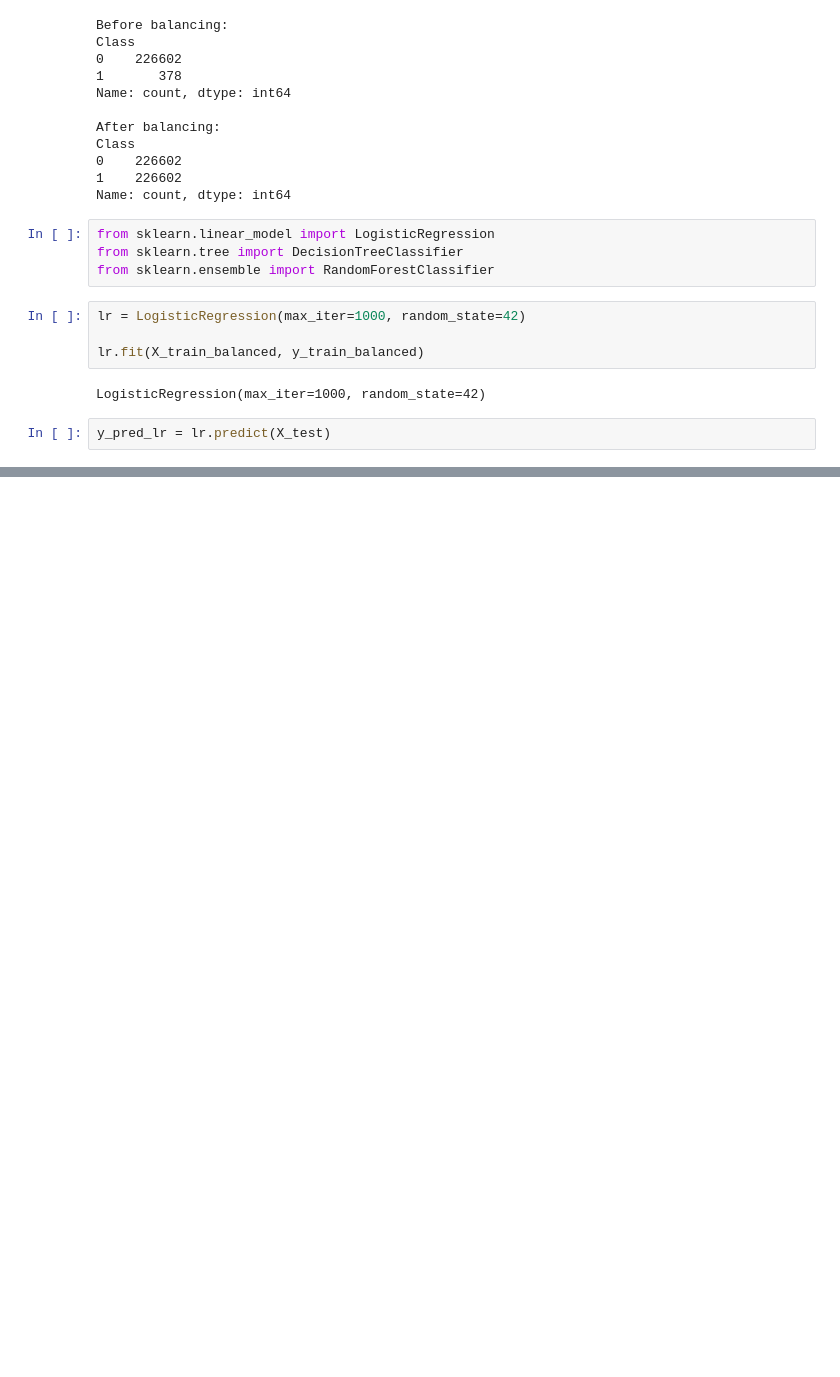
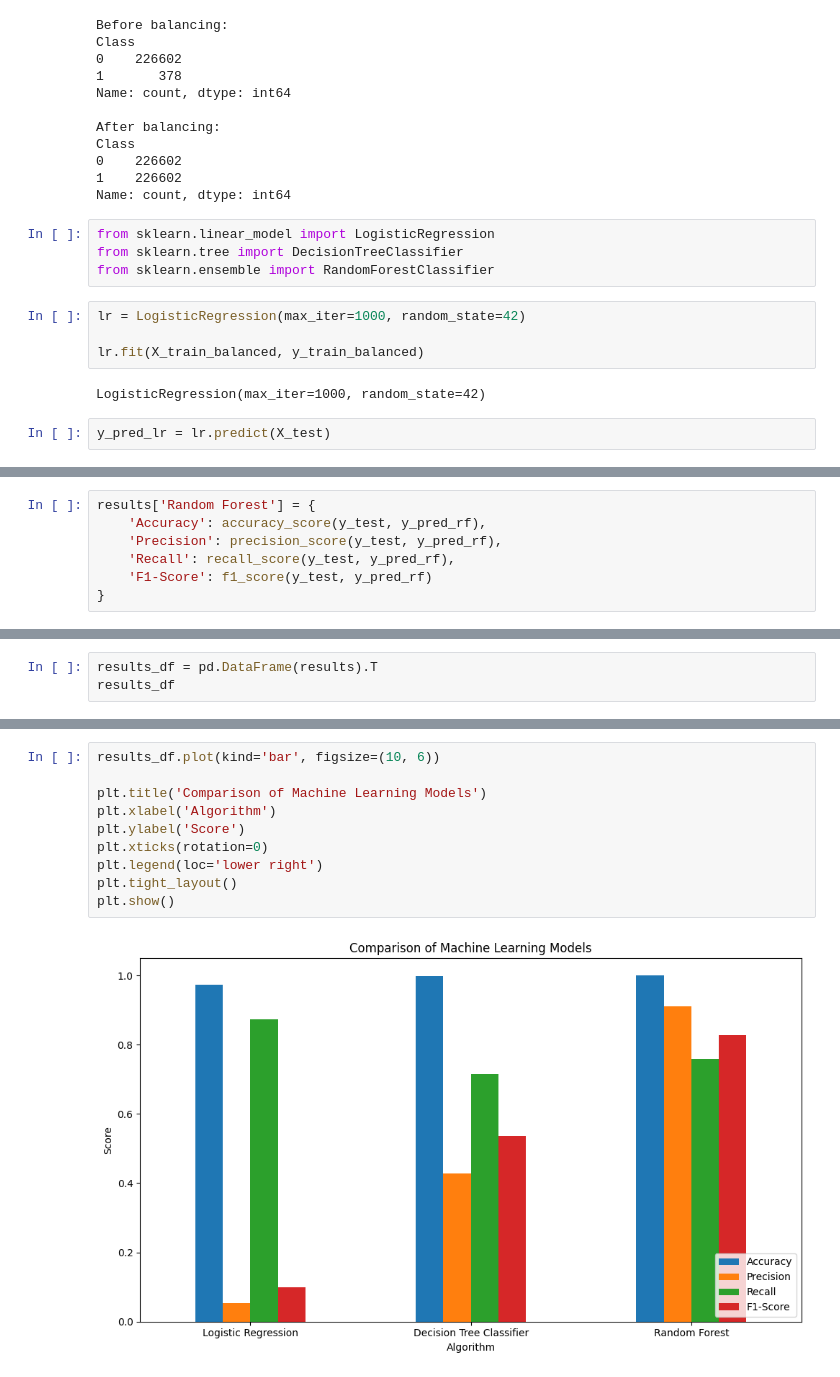
Before and after one commit to kainat-T/Fraud-Detection-ML-project, a Jupyter notebook: fraud-detection.ipynb, the cells around one changed output, grey strips where cells are left out. Saved outputs shown, nothing was run; the diff lists cells and outputs as text; blank space fills up the shorter version.

```diff
--- a/fraud-detection.ipynb
+++ b/fraud-detection.ipynb
@@ -303,0 +397,7 @@ print(lr_results)
+# %%
+results['Random Forest'] = {
+    'Accuracy': accuracy_score(y_test, y_pred_rf),
+    'Precision': precision_score(y_test, y_pred_rf),
+    'Recall': recall_score(y_test, y_pred_rf),
+    'F1-Score': f1_score(y_test, y_pred_rf)
+}
@@ -303,0 +410,3 @@ print(lr_results)
+# %%
+results_df = pd.DataFrame(results).T
+results_df
@@ -303,0 +442,12 @@ print(lr_results)
+# %%
+results_df.plot(kind='bar', figsize=(10, 6))
+
+plt.title('Comparison of Machine Learning Models')
+plt.xlabel('Algorithm')
+plt.ylabel('Score')
+plt.xticks(rotation=0)
+plt.legend(loc='lower right')
+plt.tight_layout()
+plt.show()
+# %% [output]
+[figure, added]
```
Also changed, not shown: parts of 16 cells of this notebook.
